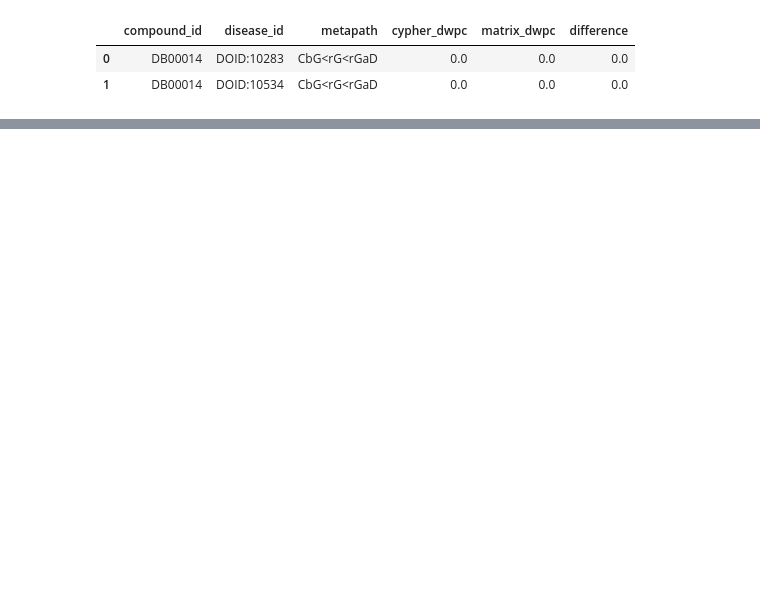
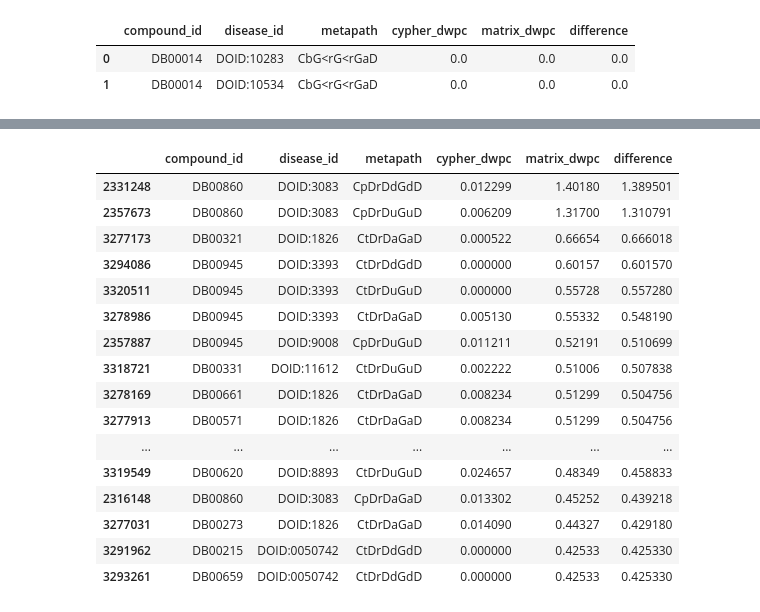
Before and after one commit to greenelab/connectivity-search-analyses, a Jupyter notebook: 6.compare-rephetio.ipynb, the cells around one changed output, grey strips where cells are left out. Drawn from its saved outputs; the diff is of its cells as text; code cells hidden in the pictures; blank space fills up the shorter version.

```diff
--- a/6.compare-rephetio.ipynb
+++ b/6.compare-rephetio.ipynb
@@ -81,0 +50,20 @@ max(compare_df['difference'])
+# %%
+compare_df.sort_values('difference', ascending=False).head(20)
+# %% [output]
+|  | compound_id | disease_id | metapath | cypher_dwpc | matrix_dwpc | difference |
+| 2331248 | DB00860 | DOID:3083 | CpDrDdGdD | 0.012299 | 1.40180 | 1.389501 |
+| 2357673 | DB00860 | DOID:3083 | CpDrDuGuD | 0.006209 | 1.31700 | 1.310791 |
+| 3277173 | DB00321 | DOID:1826 | CtDrDaGaD | 0.000522 | 0.66654 | 0.666018 |
+| 3294086 | DB00945 | DOID:3393 | CtDrDdGdD | 0.000000 | 0.60157 | 0.601570 |
+| 3320511 | DB00945 | DOID:3393 | CtDrDuGuD | 0.000000 | 0.55728 | 0.557280 |
+| 3278986 | DB00945 | DOID:3393 | CtDrDaGaD | 0.005130 | 0.55332 | 0.548190 |
+| 2357887 | DB00945 | DOID:9008 | CpDrDuGuD | 0.011211 | 0.52191 | 0.510699 |
+| 3318721 | DB00331 | DOID:11612 | CtDrDuGuD | 0.002222 | 0.51006 | 0.507838 |
+| 3278169 | DB00661 | DOID:1826 | CtDrDaGaD | 0.008234 | 0.51299 | 0.504756 |
+| 3277913 | DB00571 | DOID:1826 | CtDrDaGaD | 0.008234 | 0.51299 | 0.504756 |
+| ... | ... | ... | ... | ... | ... | ... |
+| 3319549 | DB00620 | DOID:8893 | CtDrDuGuD | 0.024657 | 0.48349 | 0.458833 |
+| 2316148 | DB00860 | DOID:3083 | CpDrDaGaD | 0.013302 | 0.45252 | 0.439218 |
+| 3277031 | DB00273 | DOID:1826 | CtDrDaGaD | 0.014090 | 0.44327 | 0.429180 |
+| 3291962 | DB00215 | DOID:0050742 | CtDrDdGdD | 0.000000 | 0.42533 | 0.425330 |
+| 3293261 | DB00659 | DOID:0050742 | CtDrDdGdD | 0.000000 | 0.42533 | 0.425330 |
```
Also changed, not shown: parts of 12 cells of this notebook, 4 other files.
